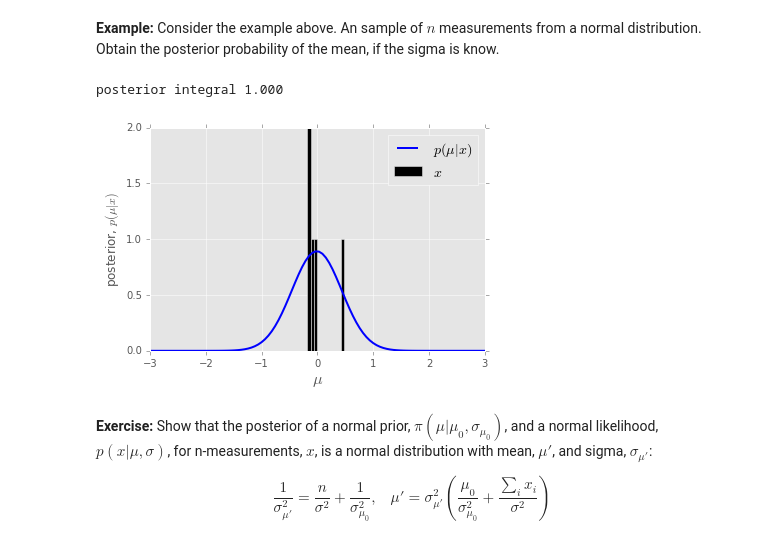
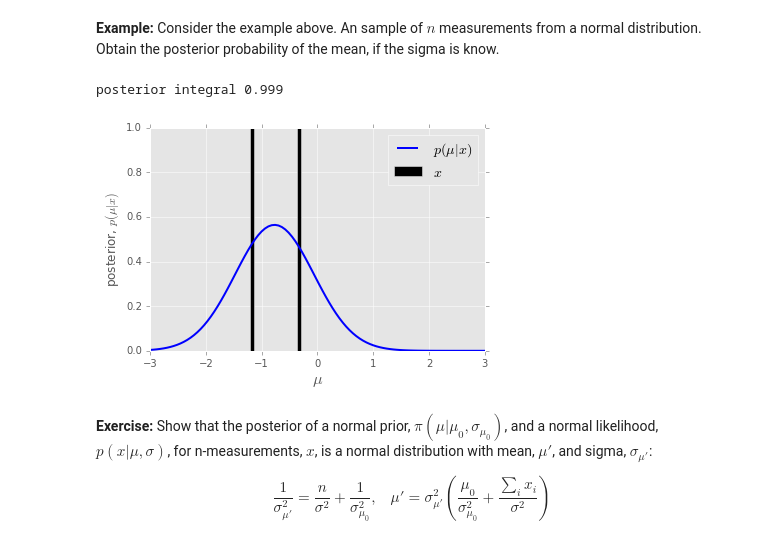
Before and after one commit to jahernando/uscdatanacourse, a Jupyter notebook: General.ipynb, the cells around one changed output. Drawn from its saved outputs; the diff is of its cells as text; code cells hidden in the pictures.

Commit message:
about posterior

```diff
--- a/General.ipynb
+++ b/General.ipynb
@@ -285,7 +285,7 @@ $$
 # %% [markdown]
 **Exercise:** Generate $n$ samples of a normal. Compute the likelihood function of the mean (fix sigma of the gaussian to 1)
 # %%
-n = 1
+n = 2
 xs = stats.norm.rvs(size=n)
 
 def ll(x, xs):
@@ -296,7 +296,6 @@ fig, ax = plt.subplots()
 
 ax.hist(xs, bins=50, alpha=0.5, range=(-3., 3.), color='blue')
 axb = ax.twinx()
-
 mus = np.linspace(-3., 3., 100)
 lls = np.array([ll(mu, xs) for mu in mus])
 axb.plot(mus, lls, alpha=0.5, color='red', lw=2)
@@ -325,33 +324,31 @@ $$
 # %% [markdown]
 **Example:** Consider the example above. An sample of $n$ measurements from a normal distribution. Obtain the posterior probability of the mean, if the sigma is know.
 # %%
-n = 5
-xs = stats.norm.rvs(size=n)
+# n = 5
+# xs = stats.norm.rvs(size=n)
 
 def posterior(x, xs):
     """ the posterior of a gaussian likelihood with known sigma, and mu mean, and flat prior on mu
     is a gaussian with mean the average of the n-measurements, and sigma sigma/n
     """
     mu = np.mean(xs)
     msig = np.sqrt(1./(1.*len(xs)))
     return stats.norm.pdf(x, mu, msig)
 
 fig, ax = plt.subplots()
-
-
 ax.hist(xs, bins=100, range=(-3., 3.), color='black', label='$x$')
 mus = np.linspace(-3., 3., 100)
 pos = np.array([posterior(mu, xs) for mu in mus])
 dx = mus[1]-mus[0]
 print 'posterior integral {:5.3f}'.format(np.sum(pos)*dx)
 ax.plot(mus, pos, color='blue', lw=2, label='$p(\mu | x)$')
 ax.legend(fontsize=14)
 ax.set_xlabel('$\mu$', fontsize=16)
 ax.set_ylabel('posterior, $p(\mu | x)$');
 fig.savefig('figs/gen_normal_posterior.png');
 # %% [output]
-posterior integral 1.000
+posterior integral 0.999
-[figure, old version]
+[figure, new version]
 # %% [markdown]
 **Exercise:** Show that the posterior of a normal prior, $\pi(\mu | \mu_0, \sigma_{\mu_0})$,
 and a normal likelihood, $p(x |\mu, \sigma)$, for n-measurements, $x$, is a normal distribution with mean, $\mu'$, and sigma, $\sigma_{\mu'}$:
```
Also changed, not shown: parts of 5 cells of this notebook.
